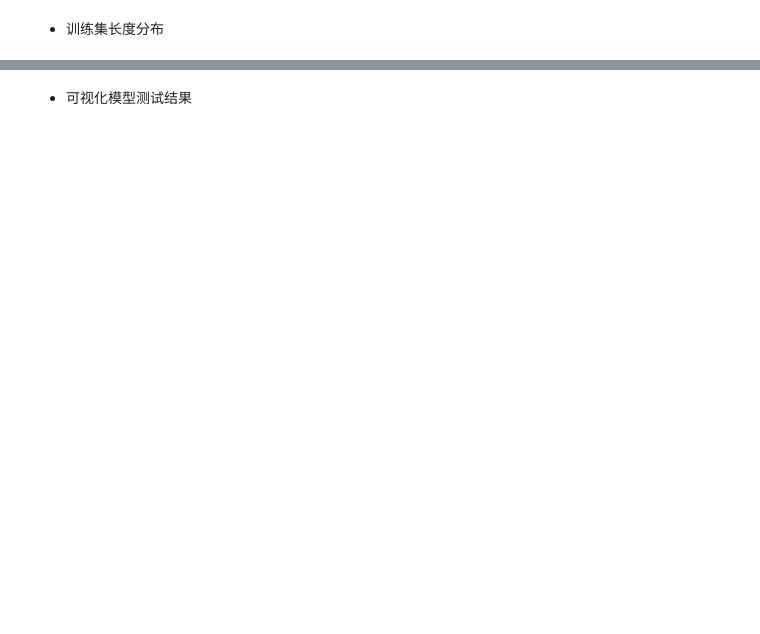
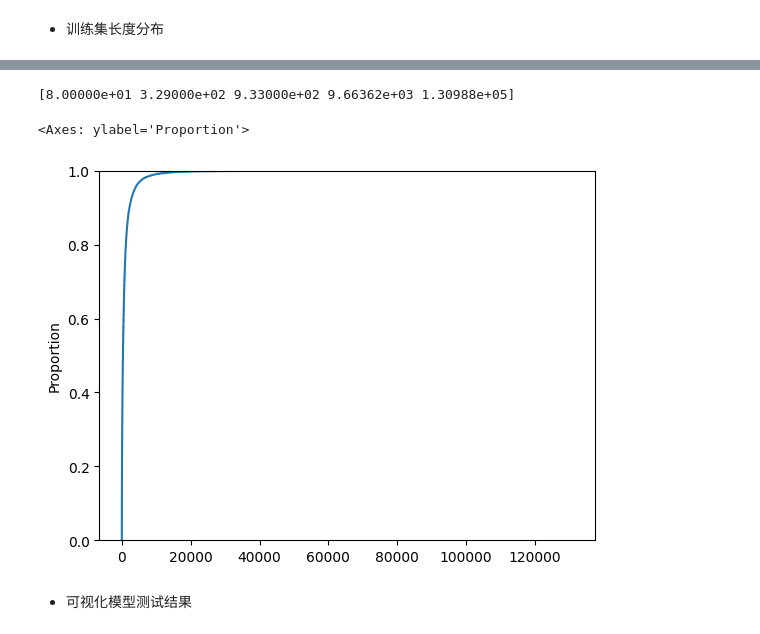
Before and after one commit to MLSysU/Decode-Length-Predictor, a Jupyter notebook: visualization.ipynb, the cells around one changed output, grey strips where cells are left out. Drawn from its saved outputs; the diff is of its cells as text; code cells hidden in the pictures; blank space fills up the shorter version.

```diff
--- a/visualization.ipynb
+++ b/visualization.ipynb
@@ -33,3 +89,32 @@ g.savefig(os.path.join(dataset_path, "token_len_distribution.svg"))
+# %%
+import datasets
+import seaborn as sns
+import os
+import numpy as np
+import matplotlib.pyplot as plt
+
+dataset_path = "data/shareGPT/Llama-3.1-8B/bert-base-uncased"
+
+input_token_length_list = []
+output_token_length_list = []
+total_token_length_list = []
+
+for split in ["train", "validation", "test"]:
+    dataset = datasets.load_from_disk(os.path.join(dataset_path, split))
+    input_token_length_list.extend(dataset["input_token_length"])
+    output_token_length_list.extend(dataset["output_token_length"])
+
+input_token_length_list = [l.item() for l in input_token_length_list]
+output_token_length_list = [l.item() for l in output_token_length_list]
+total_token_length_list = [input_token_length_list[i] + output_token_length_list[i] for i in range(len(input_token_length_list))]
+output_tiles = np.percentile(output_token_length_list, [25, 50, 75, 99, 100])
+print(output_tiles)
+
+sns.ecdfplot(output_token_length_list)
+# %% [output]
+[8.00000e+01 3.29000e+02 9.33000e+02 9.66362e+03 1.30988e+05]
+<Axes: ylabel='Proportion'>
+[figure, added]
 # %% [markdown]
 - 可视化模型测试结果
 # %%
```
Also changed, not shown: parts of 8 cells of this notebook, 26 other files.
